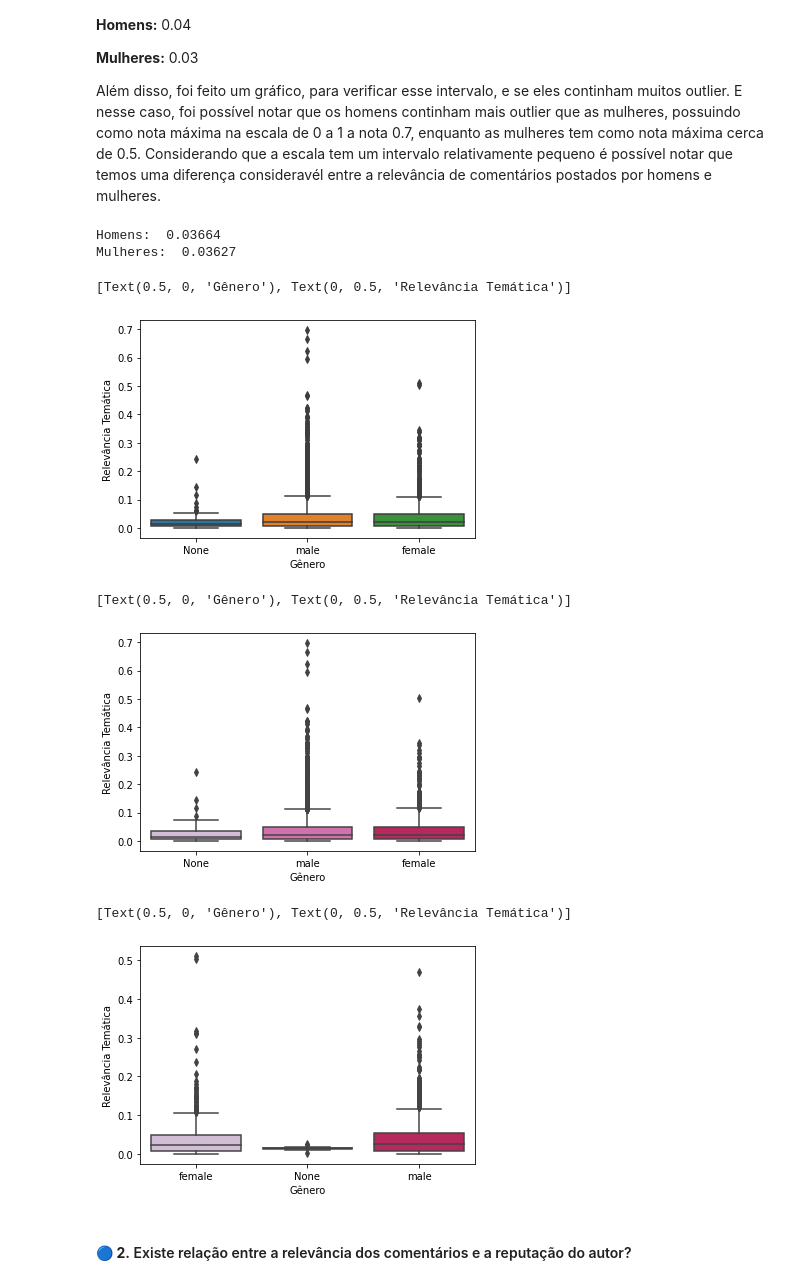
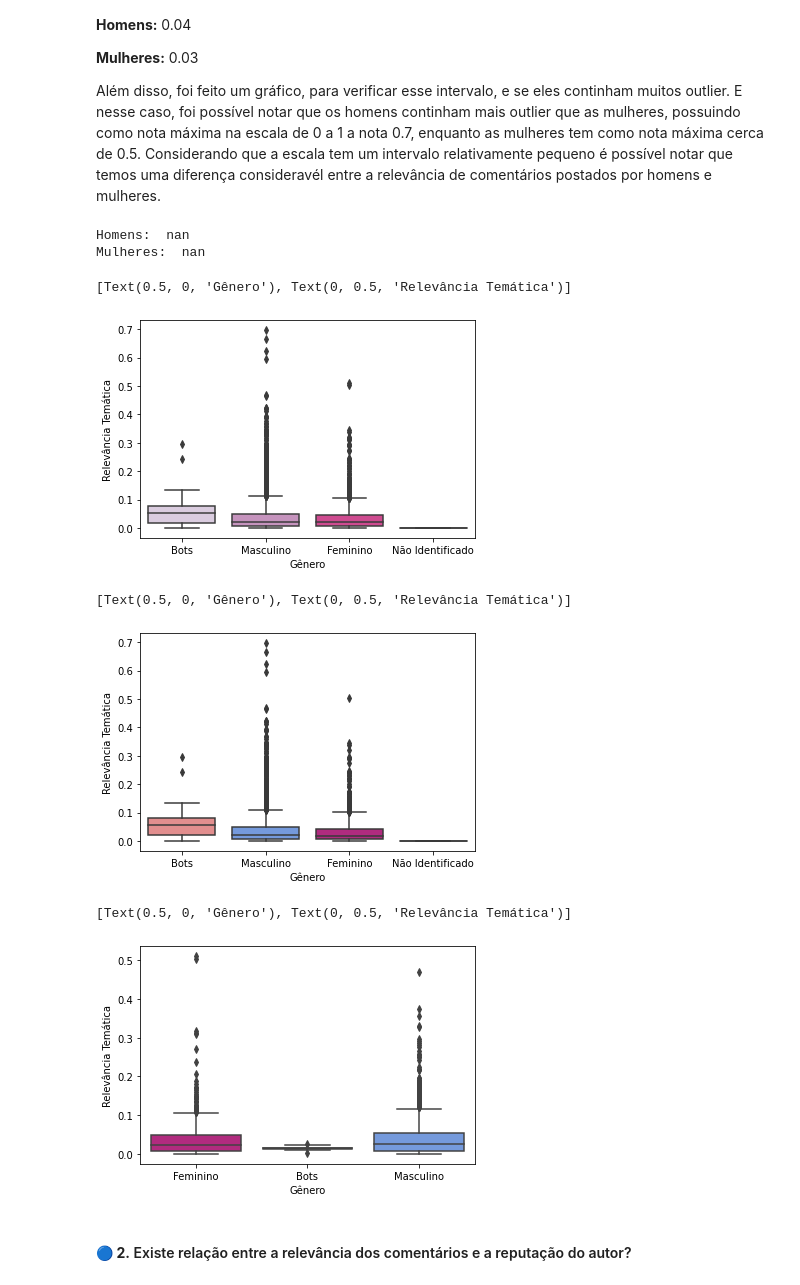
Before and after one commit to stardotwav/AnaliseGeneroGitHub, a Jupyter notebook: AnaliseDadosGitHub.ipynb, the cells around one changed output. Drawn from its saved outputs; the diff is of its cells as text; code cells hidden in the pictures.

Commit message:
🟡 Atualizando Informações sobre os Dados e Análises

```diff
--- a/AnaliseDadosGitHub.ipynb
+++ b/AnaliseDadosGitHub.ipynb
@@ -27,6 +46,47 @@ import matplotlib.pyplot as plt
 # Importando o Arquivo Usado
 dados = pd.read_csv('dadosGitHubComentarios.csv', index_col=None, header=0)
 dadosIssues = pd.read_csv('dadosGitHubIssues.csv', index_col=None, header=0)
+# %%
+# Após Analisado os Usuários que foram Classificados como None, Iremos Deixar o Gênero de cada Usuário que foi
+# possui identificar manualmente
+dados.loc[dados['AutorComentario'] == "sfshaza2", 'Genero'] = 'female'
+dados.loc[dados['AutorComentario'] == "darshankawar", 'Genero'] = 'male'
+dados.loc[dados['AutorComentario'] == "kevmoo", 'Genero'] = 'male'
+dados.loc[dados['AutorComentario'] == "danagbemava-nc", 'Genero'] = 'male'
+dados.loc[dados['AutorComentario'] == "tachyons", 'Genero'] = 'male'
+dados.loc[dados['AutorComentario'] == "georgepalmer", 'Genero'] = 'male'
+dados.loc[dados['AutorComentario'] == "alexdunae", 'Genero'] = 'male'
+dados.loc[dados['AutorComentario'] == "niborg", 'Genero'] = 'male'
+dados.loc[dados['AutorComentario'] == "justin808", 'Genero'] = 'male'
+dados.loc[dados['AutorComentario'] == "victorlcampos", 'Genero'] = 'male'
+dados.loc[dados['AutorComentario'] == "kramerdog", 'Genero'] = 'male'
+dados.loc[dados['AutorComentario'] == "felixbuenemann", 'Genero'] = 'male'
+dados.loc[dados['AutorComentario'] == "grosser", 'Genero'] = 'male'
+dados.loc[dados['AutorComentario'] == "rafaelfranca", 'Genero'] = 'male'
+dados.loc[dados['AutorComentario'] == "marcandre", 'Genero'] = 'male'
+dados.loc[dados['AutorComentario'] == "LeeRenJie", 'Genero'] = 'male'
+dados.loc[dados['AutorComentario'] == "mcmire", 'Genero'] = 'male'
+dados.loc[dados['AutorComentario'] == "cguess", 'Genero'] = 'male'
+dados.loc[dados['AutorComentario'] == "anark", 'Genero'] = 'male'
+dados.loc[dados['AutorComentario'] == "vinceve", 'Genero'] = 'male'
+dados.loc[dados['AutorComentario'] == "oggy", 'Genero'] = 'male'
+dados.loc[dados['AutorComentario'] == "brenogazzola", 'Genero'] = 'male'
+dados.loc[dados['AutorComentario'] == "vladimirtemnikov", 'Genero'] = 'male'
+dados.loc[dados['AutorComentario'] == "deivid-rodriguez", 'Genero'] = 'male'
+
+# Durante a Verificação Manual dos Usuários se pode notar que existiam alguns
+# Bots, dessa forma, foi criada em Gênero que identifica esse caso
+dados.loc[dados['AutorComentario'].str.contains('bot'), 'Genero'] = 'bot'
+# %%
+dados.loc[dados['Genero'] == "female", 'Genero'] = 'Feminino'
+dados.loc[dados['Genero'] == "male", 'Genero'] = 'Masculino'
+dados.loc[dados['Genero'] == "None", 'Genero'] = 'Não Identificado'
+dados.loc[dados['Genero'] == "bot", 'Genero'] = 'Bots'
+
+dadosIssues.loc[dadosIssues['Genero'] == "female", 'Genero'] = 'Feminino'
+dadosIssues.loc[dadosIssues['Genero'] == "male", 'Genero'] = 'Masculino'
+dadosIssues.loc[dadosIssues['Genero'] == "None", 'Genero'] = 'Não Identificado'
+dadosIssues.loc[dadosIssues['Genero'] == "bot", 'Genero'] = 'Bots'
 # %%
 dados
 # %% [output]
@@ -62,13 +122,13 @@ mediaMulheres = float(dados[dados['Genero'] == 'female'][['RelevanciaTematica']]
 print('Homens: {0: .5f}'.format(mediaHomens))
 print('Mulheres: {0: .5f}'.format(mediaMulheres))
 # %% [output]
-Homens:  0.03664
-Mulheres:  0.03627
+Homens:  nan
+Mulheres:  nan
 # %%
-sns.boxplot(data=dados, x='Genero', y='RelevanciaTematica').set(xlabel='Gênero', ylabel='Relevância Temática')
+sns.boxplot(data=dados, x='Genero', y='RelevanciaTematica', palette="PuRd").set(xlabel='Gênero', ylabel='Relevância Temática')
 # %% [output]
 [Text(0.5, 0, 'Gênero'), Text(0, 0.5, 'Relevância Temática')]
-[figure, old version]
+[figure, new version]
 # %%
 li = [dados[:216], dados[216:462], dados[462:667], dados[667:1034], dados[1034:1804], dados[1885:2088], dados[2113:2282],
       dados[2539:2892], dados[2892:2932], dados[3171:3395], dados[3620:3707], dados[3707:4092], dados[4110:4620],
@@ -78,14 +138,25 @@ li = [dados[1804:1885], dados[2088:2113], dados[2113:2539], dados[2932:3060], da
      dados[3395:3517], dados[3517:3620], dados[4092:4110], dados[5188:5943], dados[9047::]]
 comunidadesExclusivas = pd.concat(li, axis=0, ignore_index=True)
 # %%
-sns.boxplot(data=comunidadesAbertas, x='Genero', y='RelevanciaTematica', palette="PuRd").set(xlabel='Gênero', ylabel='Relevância Temática')
+comunidadesAbertas.loc[comunidadesAbertas['Genero'] == "female", 'Genero'] = 'Feminino'
+comunidadesAbertas.loc[comunidadesAbertas['Genero'] == "male", 'Genero'] = 'Masculino'
+comunidadesAbertas.loc[comunidadesAbertas['Genero'] == "None", 'Genero'] = 'Não Identificado'
+comunidadesAbertas.loc[comunidadesAbertas['Genero'] == "bot", 'Genero'] = 'Bots'
+sns.set_palette(['lightcoral', 'cornflowerblue', 'mediumvioletred','c'])
+sns.color_palette("rocket")
+sns.boxplot(data=comunidadesAbertas, x='Genero', y='RelevanciaTematica').set(xlabel='Gênero', ylabel='Relevância Temática')
 # %% [output]
 [Text(0.5, 0, 'Gênero'), Text(0, 0.5, 'Relevância Temática')]
-[figure, old version]
+[figure, new version]
 # %%
-sns.boxplot(data=comunidadesExclusivas, x='Genero', y='RelevanciaTematica', palette="PuRd").set(xlabel='Gênero', ylabel='Relevância Temática')
+comunidadesExclusivas.loc[comunidadesExclusivas['Genero'] == "female", 'Genero'] = 'Feminino'
+comunidadesExclusivas.loc[comunidadesExclusivas['Genero'] == "male", 'Genero'] = 'Masculino'
+comunidadesExclusivas.loc[comunidadesExclusivas['Genero'] == "None", 'Genero'] = 'Não Identificado'
+comunidadesExclusivas.loc[comunidadesExclusivas['Genero'] == "bot", 'Genero'] = 'Bots'
+sns.set_palette(['mediumvioletred', 'lightcoral', 'cornflowerblue'])
+sns.boxplot(data=comunidadesExclusivas, x='Genero', y='RelevanciaTematica').set(xlabel='Gênero', ylabel='Relevância Temática')
 # %% [output]
 [Text(0.5, 0, 'Gênero'), Text(0, 0.5, 'Relevância Temática')]
-[figure, old version]
+[figure, new version]
 # %% [markdown]
 #### 🔵 **2.** Existe relação entre a relevância dos comentários e a reputação do autor?
```
Also changed, not shown: parts of 28 cells of this notebook, 12 other files.
